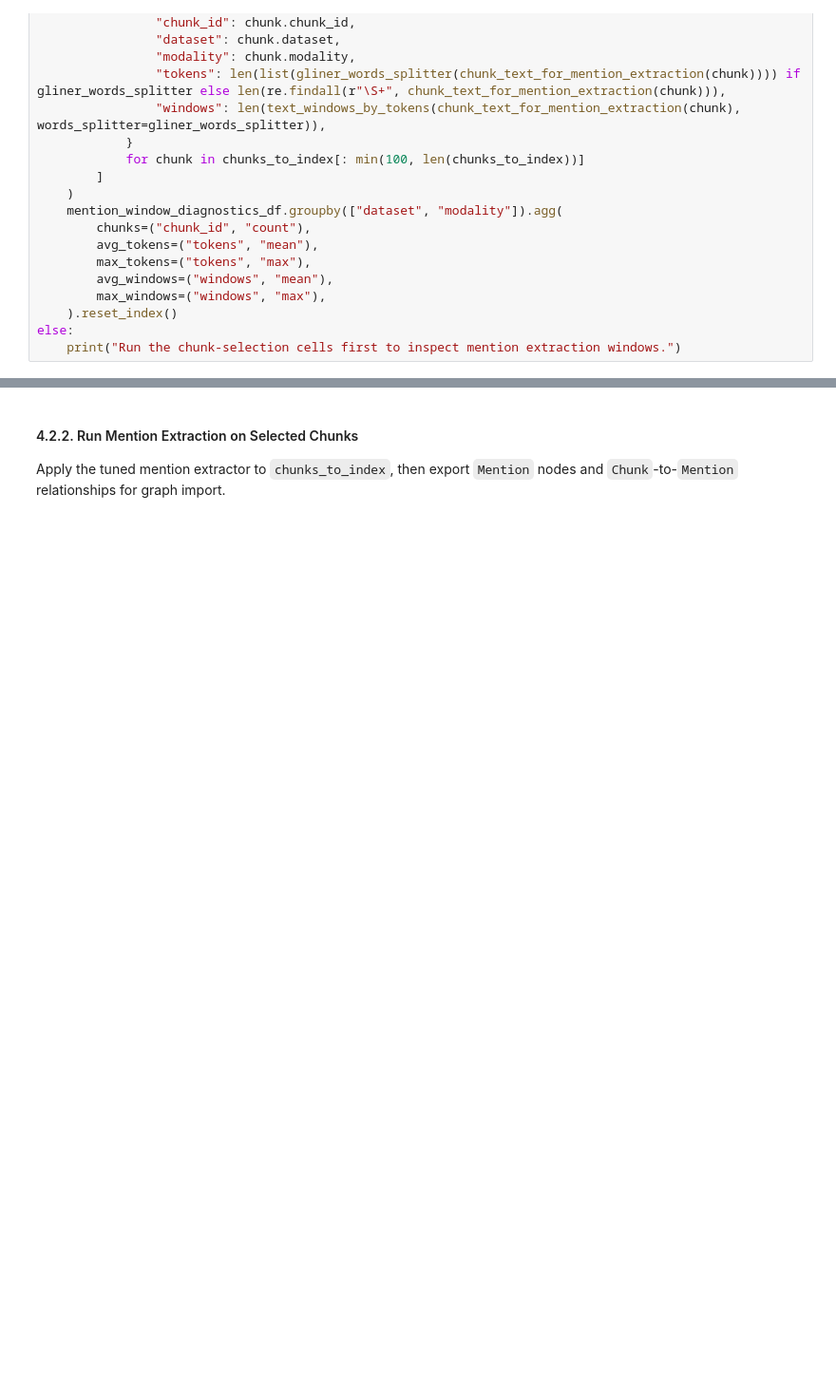
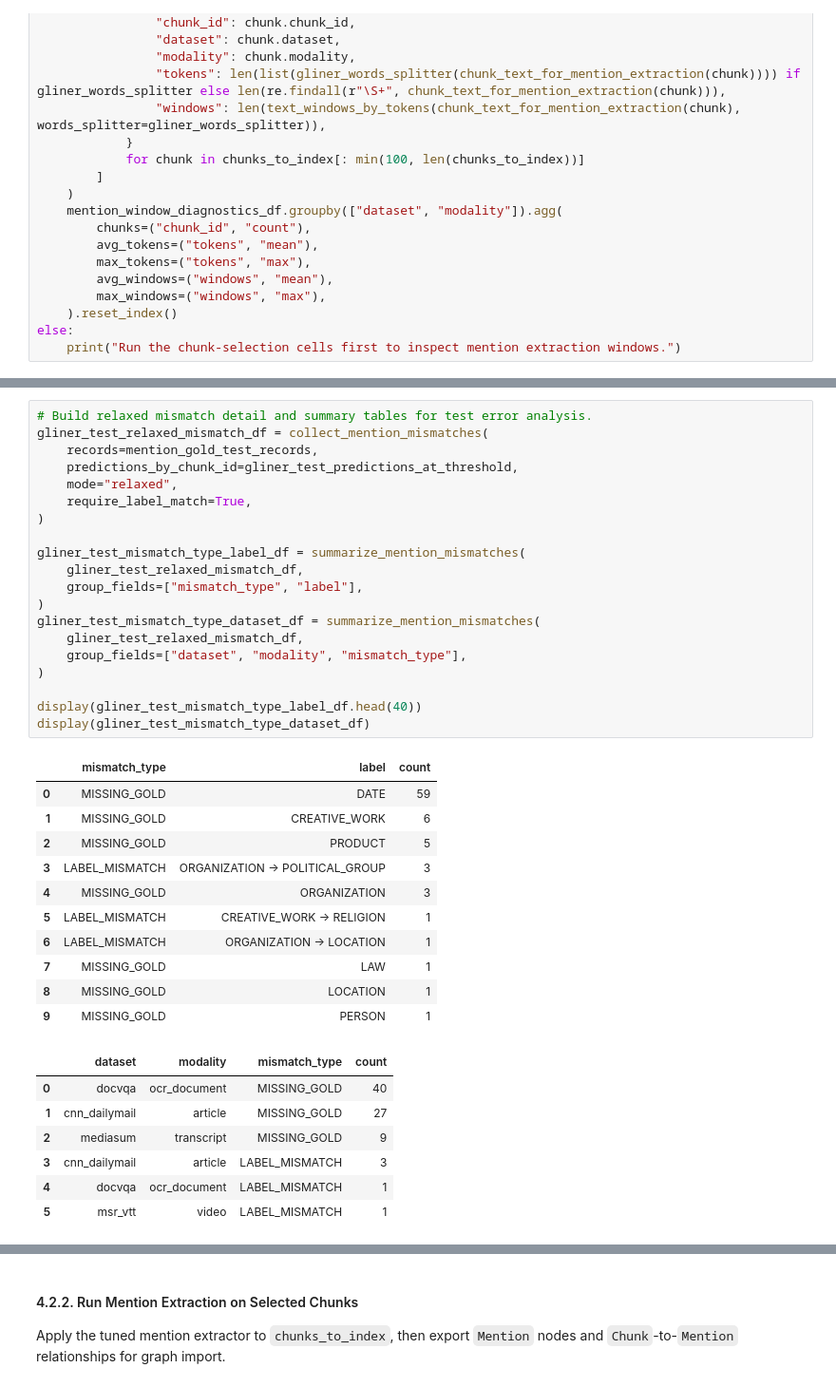
Before and after one commit to plminh-sdh/Design-and-Evaluation-of-Secure-Retrieval-Augmented-Systems-for-Large-Scale-Digital-Archives, a Jupyter notebook: Database.ipynb, the cells around one changed output, grey strips where cells are left out. Shown at 95% size. Drawn from its saved outputs; the diff is of its cells as text; blank space fills up the shorter version.

```diff
--- a/Database.ipynb
+++ b/Database.ipynb
@@ -2215,0 +2270,39 @@ Name: 15, dtype: object
+# %%
+# Build relaxed mismatch detail and summary tables for test error analysis.
+gliner_test_relaxed_mismatch_df = collect_mention_mismatches(
+    records=mention_gold_test_records,
+    predictions_by_chunk_id=gliner_test_predictions_at_threshold,
+    mode="relaxed",
+    require_label_match=True,
+)
+
+gliner_test_mismatch_type_label_df = summarize_mention_mismatches(
+    gliner_test_relaxed_mismatch_df,
+    group_fields=["mismatch_type", "label"],
+)
+gliner_test_mismatch_type_dataset_df = summarize_mention_mismatches(
+    gliner_test_relaxed_mismatch_df,
+    group_fields=["dataset", "modality", "mismatch_type"],
+)
+
+display(gliner_test_mismatch_type_label_df.head(40))
+display(gliner_test_mismatch_type_dataset_df)
+# %% [output]
+|  | mismatch_type | label | count |
+| 0 | MISSING_GOLD | DATE | 59 |
+| 1 | MISSING_GOLD | CREATIVE_WORK | 6 |
+| 2 | MISSING_GOLD | PRODUCT | 5 |
+| 3 | LABEL_MISMATCH | ORGANIZATION -> POLITICAL_GROUP | 3 |
+| 4 | MISSING_GOLD | ORGANIZATION | 3 |
+| 5 | LABEL_MISMATCH | CREATIVE_WORK -> RELIGION | 1 |
+| 6 | LABEL_MISMATCH | ORGANIZATION -> LOCATION | 1 |
+| 7 | MISSING_GOLD | LAW | 1 |
+| 8 | MISSING_GOLD | LOCATION | 1 |
+| 9 | MISSING_GOLD | PERSON | 1 |
+|  | dataset | modality | mismatch_type | count |
+| 0 | docvqa | ocr_document | MISSING_GOLD | 40 |
+| 1 | cnn_dailymail | article | MISSING_GOLD | 27 |
+| 2 | mediasum | transcript | MISSING_GOLD | 9 |
+| 3 | cnn_dailymail | article | LABEL_MISMATCH | 3 |
+| 4 | docvqa | ocr_document | LABEL_MISMATCH | 1 |
+| 5 | msr_vtt | video | LABEL_MISMATCH | 1 |
```
Also changed, not shown: parts of 11 cells of this notebook, 1 other file.
